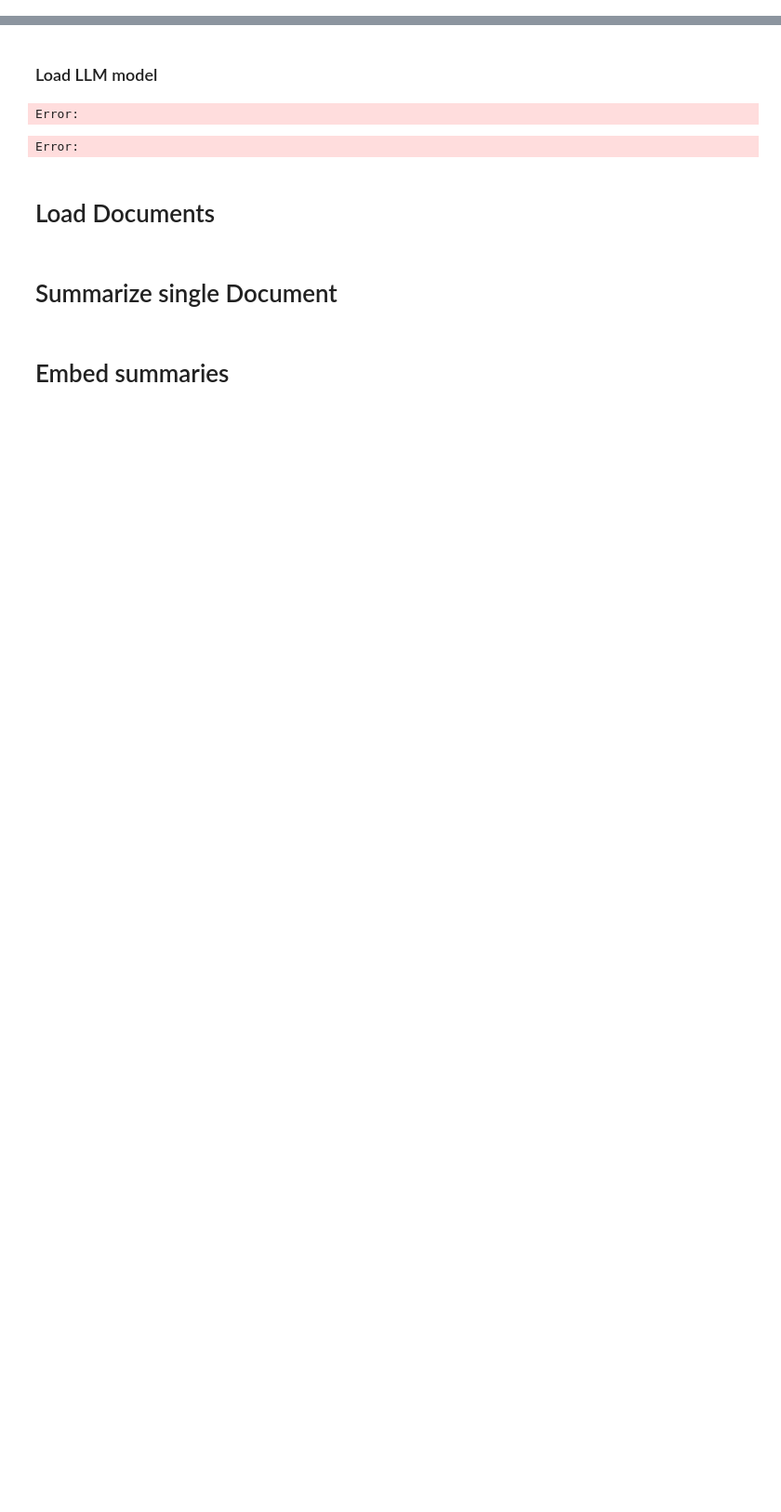
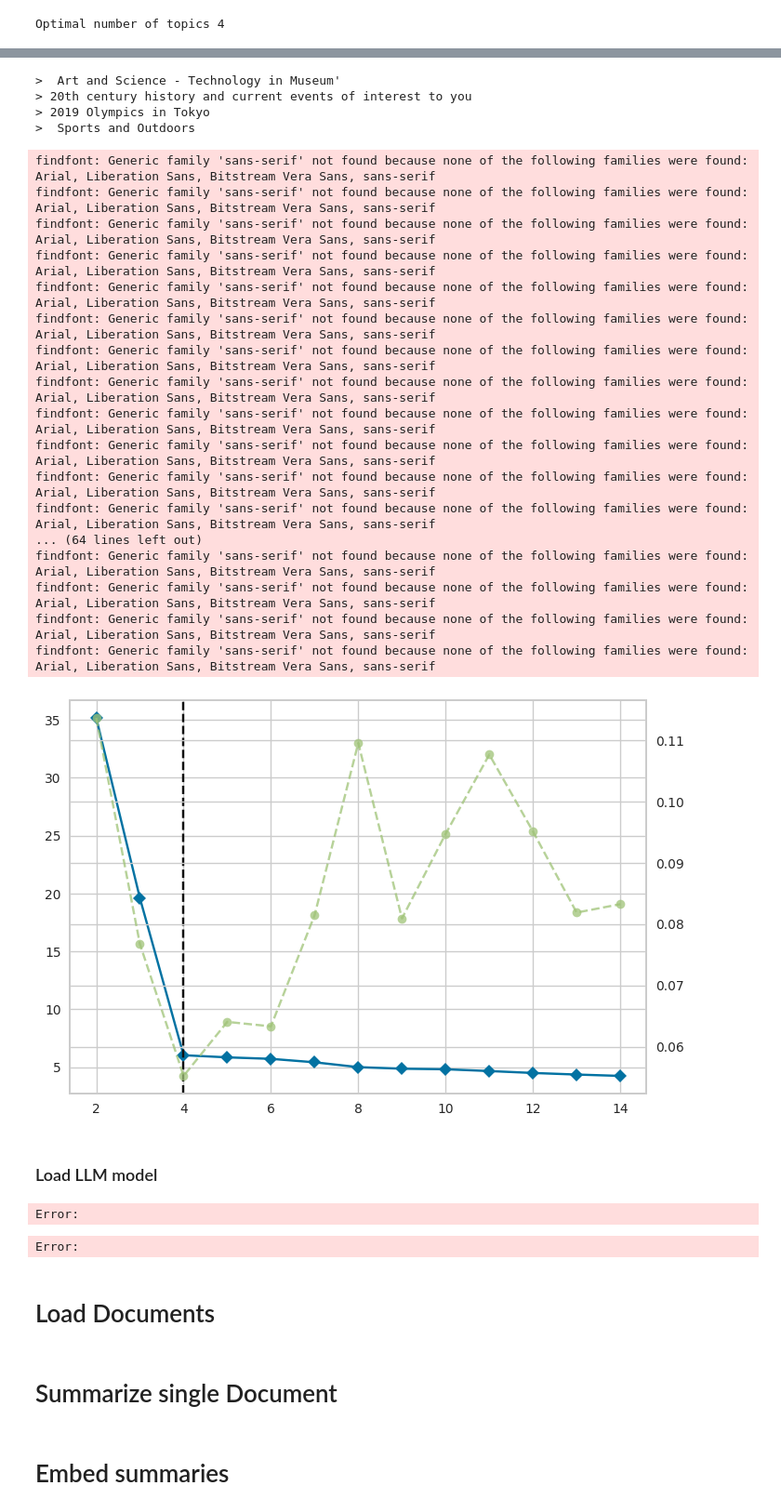
Before and after one commit to JavierOramas/thesis_experiments, a Jupyter notebook: pipeline.ipynb, the cells around one changed output, grey strips where cells are left out. Shown: that part at 93% size. Cells and saved outputs as stored; diff of their text form; code cells hidden in the pictures; blank space fills up the shorter version.

Commit message:
packaging topic Model

```diff
--- a/pipeline.ipynb
+++ b/pipeline.ipynb
@@ -0,0 +1,12 @@
+# %%
+from pipeline.topic_model.k_means_llm import TopicModel
+sentences = [f"This is a sentence about sports cycling basket running football {i}" for i in range(1, 26)] + \
+            [f"This is a sentence about politics dialogue elections {i}"for i in range(1, 26)] + \
+            [f"This is a sentence about technology AI, math, universities {i}"for i in range(1, 26)] + \
+            [f"This is a sentence about art painting, museums and music {i}"for i in range(1, 26)]
+
+tm = TopicModel()
+
+topics = tm.get_topics(sentences)
+# %% [output]
+Optimal number of topics 4
@@ -1,3 +17,25 @@
+>  Art and Science - Technology in Museum'
+> 20th century history and current events of interest to you
+> 2019 Olympics in Tokyo
+>  Sports and Outdoors
+findfont: Generic family 'sans-serif' not found because none of the following families were found: Arial, Liberation Sans, Bitstream Vera Sans, sans-serif
+findfont: Generic family 'sans-serif' not found because none of the following families were found: Arial, Liberation Sans, Bitstream Vera Sans, sans-serif
+findfont: Generic family 'sans-serif' not found because none of the following families were found: Arial, Liberation Sans, Bitstream Vera Sans, sans-serif
+findfont: Generic family 'sans-serif' not found because none of the following families were found: Arial, Liberation Sans, Bitstream Vera Sans, sans-serif
+findfont: Generic family 'sans-serif' not found because none of the following families were found: Arial, Liberation Sans, Bitstream Vera Sans, sans-serif
+findfont: Generic family 'sans-serif' not found because none of the following families were found: Arial, Liberation Sans, Bitstream Vera Sans, sans-serif
+findfont: Generic family 'sans-serif' not found because none of the following families were found: Arial, Liberation Sans, Bitstream Vera Sans, sans-serif
+findfont: Generic family 'sans-serif' not found because none of the following families were found: Arial, Liberation Sans, Bitstream Vera Sans, sans-serif
+findfont: Generic family 'sans-serif' not found because none of the following families were found: Arial, Liberation Sans, Bitstream Vera Sans, sans-serif
+findfont: Generic family 'sans-serif' not found because none of the following families were found: Arial, Liberation Sans, Bitstream Vera Sans, sans-serif
+findfont: Generic family 'sans-serif' not found because none of the following families were found: Arial, Liberation Sans, Bitstream Vera Sans, sans-serif
+findfont: Generic family 'sans-serif' not found because none of the following families were found: Arial, Liberation Sans, Bitstream Vera Sans, sans-serif
+... (64 lines left out)
+findfont: Generic family 'sans-serif' not found because none of the following families were found: Arial, Liberation Sans, Bitstream Vera Sans, sans-serif
+findfont: Generic family 'sans-serif' not found because none of the following families were found: Arial, Liberation Sans, Bitstream Vera Sans, sans-serif
+findfont: Generic family 'sans-serif' not found because none of the following families were found: Arial, Liberation Sans, Bitstream Vera Sans, sans-serif
+findfont: Generic family 'sans-serif' not found because none of the following families were found: Arial, Liberation Sans, Bitstream Vera Sans, sans-serif
+[figure, added]
 # %% [markdown]
 ### Load LLM model
 # %%
```
Also changed, not shown: parts of 1 cell of this notebook, 7 other files.
